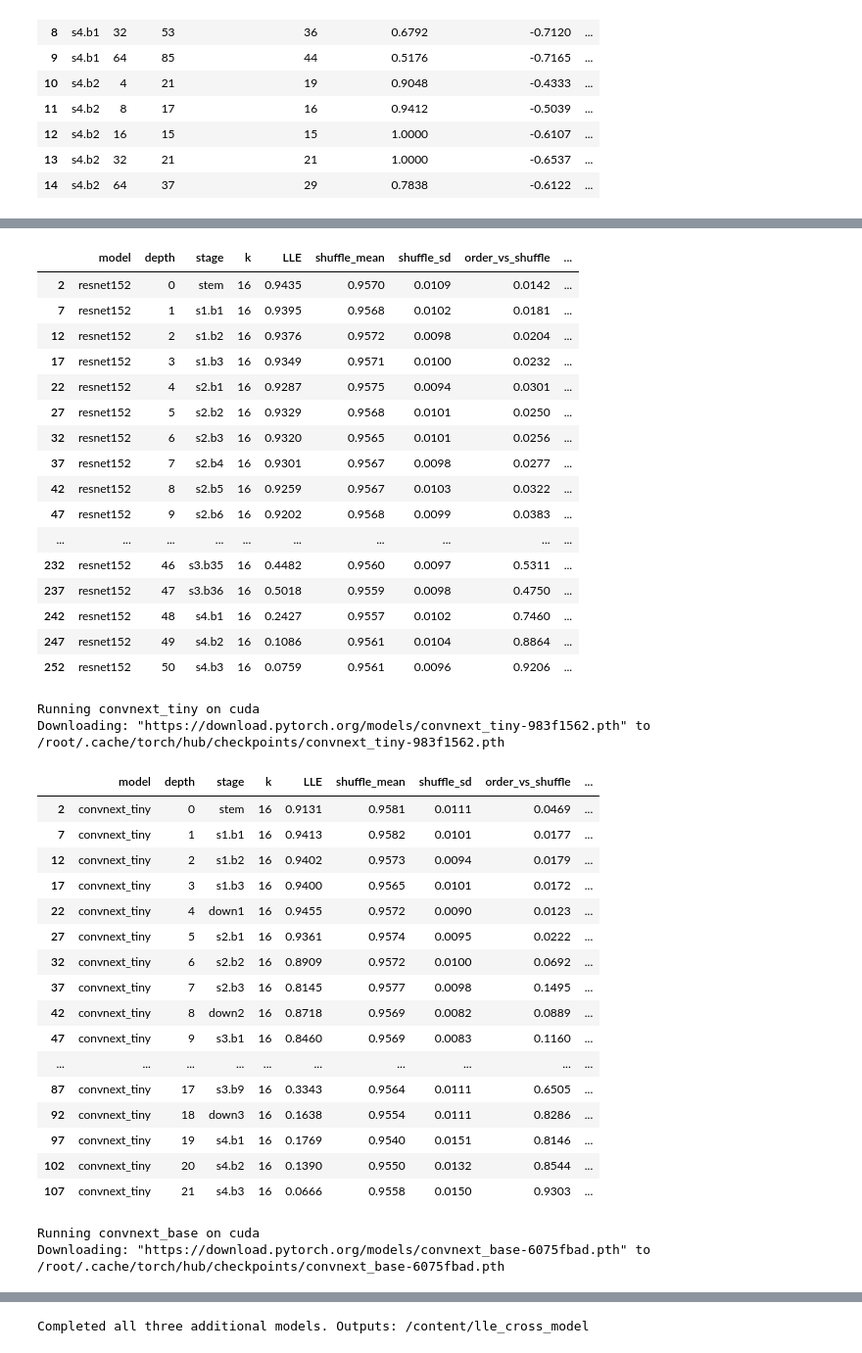
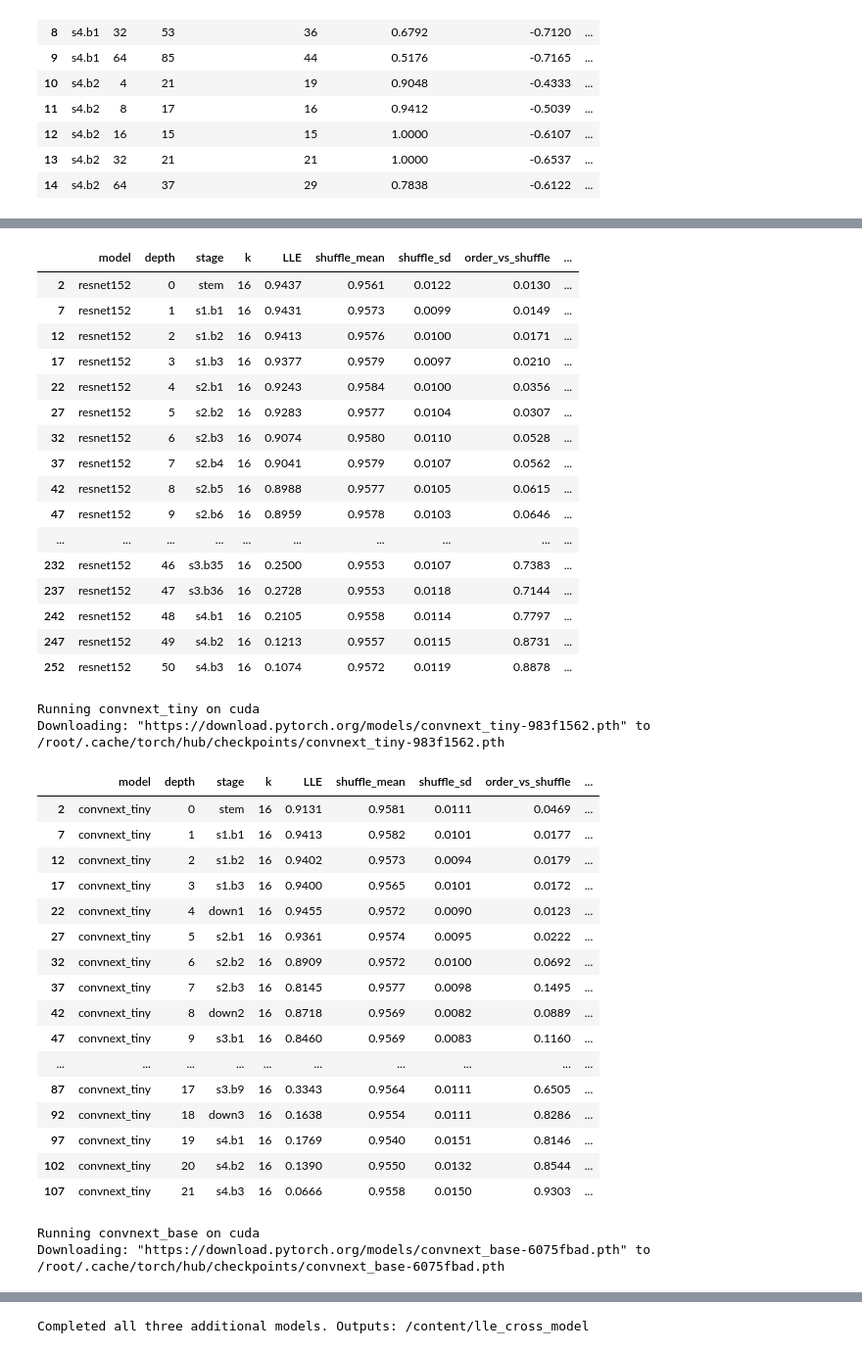
Before and after one commit to Lawson-Dong/representation-alignment-, a Jupyter notebook: experiments/geometric_dynamics/notebooks/Cat_Dog_LLE_Matched_Samples_resnet_convnext.ipynb, the cells around one changed output, grey strips where cells are left out. Shown at 98% size. Drawn from its saved outputs; the diff is of its cells as text; code cells hidden in the pictures.

```diff
--- a/experiments/geometric_dynamics/notebooks/Cat_Dog_LLE_Matched_Samples_resnet_convnext.ipynb
+++ b/experiments/geometric_dynamics/notebooks/Cat_Dog_LLE_Matched_Samples_resnet_convnext.ipynb
@@ -253,7 +253,7 @@ manifest=[dict(image_path=raw.names[i],label=int(label)) for i,label in zip(indi
 (CROSS_DIR/'sample_manifest.json').write_text(json.dumps(manifest,indent=2))
 # Fixed ResNet-18 transform is intentionally used for all models for controlled comparison.
 # Weight enums are explicit: no moving DEFAULT alias.
-CONFIGS=[('resnet152',models.resnet152,models.ResNet152_Weights.IMAGENET1K_V1),
+CONFIGS=[('resnet152',models.resnet152,models.ResNet152_Weights.IMAGENET1K_V2),
          ('convnext_tiny',models.convnext_tiny,models.ConvNeXt_Tiny_Weights.IMAGENET1K_V1),
          ('convnext_base',models.convnext_base,models.ConvNeXt_Base_Weights.IMAGENET1K_V1)]
 # Use the same shuffled assignments at every layer/model/k.
@@ -360,20 +360,20 @@ Downloading: "https://download.pytorch.org/models/resnet152-394f9c45.pth" to /ro
 |  | model | depth | stage | k | LLE | shuffle_mean | shuffle_sd | order_vs_shuffle | ... |
-| 2 | resnet152 | 0 | stem | 16 | 0.9435 | 0.9570 | 0.0109 | 0.0142 | ... |
-| 7 | resnet152 | 1 | s1.b1 | 16 | 0.9395 | 0.9568 | 0.0102 | 0.0181 | ... |
-| 12 | resnet152 | 2 | s1.b2 | 16 | 0.9376 | 0.9572 | 0.0098 | 0.0204 | ... |
-| 17 | resnet152 | 3 | s1.b3 | 16 | 0.9349 | 0.9571 | 0.0100 | 0.0232 | ... |
-| 22 | resnet152 | 4 | s2.b1 | 16 | 0.9287 | 0.9575 | 0.0094 | 0.0301 | ... |
-| 27 | resnet152 | 5 | s2.b2 | 16 | 0.9329 | 0.9568 | 0.0101 | 0.0250 | ... |
-| 32 | resnet152 | 6 | s2.b3 | 16 | 0.9320 | 0.9565 | 0.0101 | 0.0256 | ... |
-| 37 | resnet152 | 7 | s2.b4 | 16 | 0.9301 | 0.9567 | 0.0098 | 0.0277 | ... |
-| 42 | resnet152 | 8 | s2.b5 | 16 | 0.9259 | 0.9567 | 0.0103 | 0.0322 | ... |
-| 47 | resnet152 | 9 | s2.b6 | 16 | 0.9202 | 0.9568 | 0.0099 | 0.0383 | ... |
+| 2 | resnet152 | 0 | stem | 16 | 0.9437 | 0.9561 | 0.0122 | 0.0130 | ... |
+| 7 | resnet152 | 1 | s1.b1 | 16 | 0.9431 | 0.9573 | 0.0099 | 0.0149 | ... |
+| 12 | resnet152 | 2 | s1.b2 | 16 | 0.9413 | 0.9576 | 0.0100 | 0.0171 | ... |
+| 17 | resnet152 | 3 | s1.b3 | 16 | 0.9377 | 0.9579 | 0.0097 | 0.0210 | ... |
+| 22 | resnet152 | 4 | s2.b1 | 16 | 0.9243 | 0.9584 | 0.0100 | 0.0356 | ... |
+| 27 | resnet152 | 5 | s2.b2 | 16 | 0.9283 | 0.9577 | 0.0104 | 0.0307 | ... |
+| 32 | resnet152 | 6 | s2.b3 | 16 | 0.9074 | 0.9580 | 0.0110 | 0.0528 | ... |
+| 37 | resnet152 | 7 | s2.b4 | 16 | 0.9041 | 0.9579 | 0.0107 | 0.0562 | ... |
+| 42 | resnet152 | 8 | s2.b5 | 16 | 0.8988 | 0.9577 | 0.0105 | 0.0615 | ... |
+| 47 | resnet152 | 9 | s2.b6 | 16 | 0.8959 | 0.9578 | 0.0103 | 0.0646 | ... |
 | ... | ... | ... | ... | ... | ... | ... | ... | ... | ... |
-| 232 | resnet152 | 46 | s3.b35 | 16 | 0.4482 | 0.9560 | 0.0097 | 0.5311 | ... |
-| 237 | resnet152 | 47 | s3.b36 | 16 | 0.5018 | 0.9559 | 0.0098 | 0.4750 | ... |
-| 242 | resnet152 | 48 | s4.b1 | 16 | 0.2427 | 0.9557 | 0.0102 | 0.7460 | ... |
-| 247 | resnet152 | 49 | s4.b2 | 16 | 0.1086 | 0.9561 | 0.0104 | 0.8864 | ... |
-| 252 | resnet152 | 50 | s4.b3 | 16 | 0.0759 | 0.9561 | 0.0096 | 0.9206 | ... |
+| 232 | resnet152 | 46 | s3.b35 | 16 | 0.2500 | 0.9553 | 0.0107 | 0.7383 | ... |
+| 237 | resnet152 | 47 | s3.b36 | 16 | 0.2728 | 0.9553 | 0.0118 | 0.7144 | ... |
+| 242 | resnet152 | 48 | s4.b1 | 16 | 0.2105 | 0.9558 | 0.0114 | 0.7797 | ... |
+| 247 | resnet152 | 49 | s4.b2 | 16 | 0.1213 | 0.9557 | 0.0115 | 0.8731 | ... |
+| 252 | resnet152 | 50 | s4.b3 | 16 | 0.1074 | 0.9572 | 0.0119 | 0.8878 | ... |
 Running convnext_tiny on cuda
 Downloading: "https://download.pytorch.org/models/convnext_tiny-983f1562.pth" to /root/.cache/torch/hub/checkpoints/convnext_tiny-983f1562.pth
 |  | model | depth | stage | k | LLE | shuffle_mean | shuffle_sd | order_vs_shuffle | ... |
```
Also changed, not shown: parts of 3 cells of this notebook, 5 other files.
